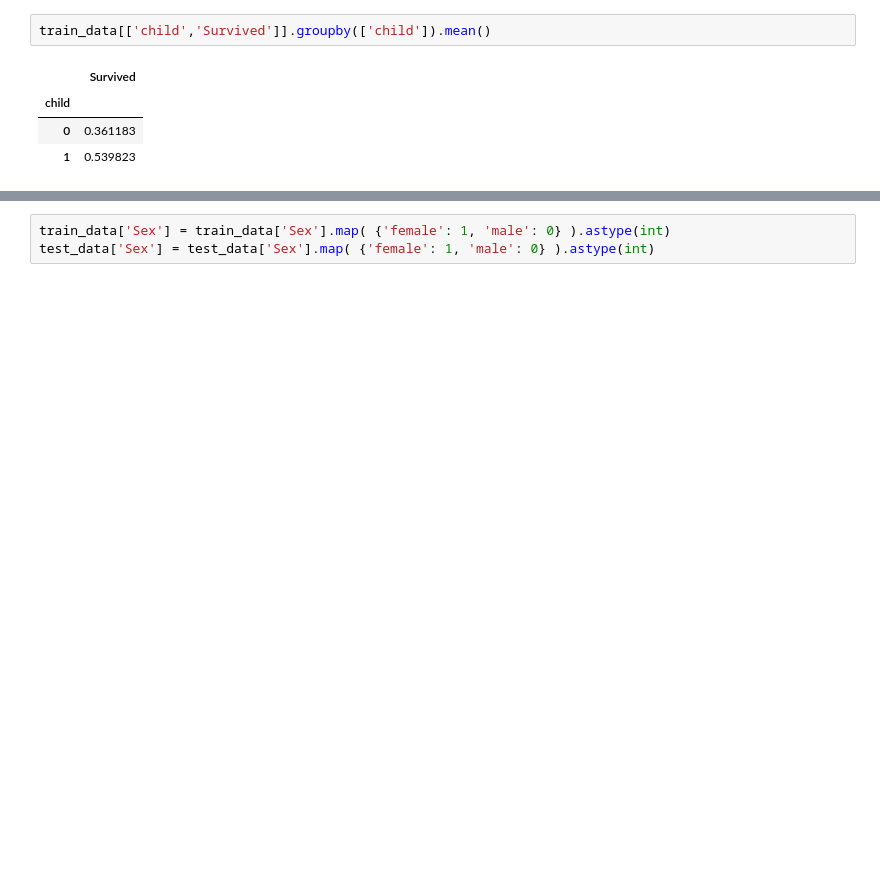
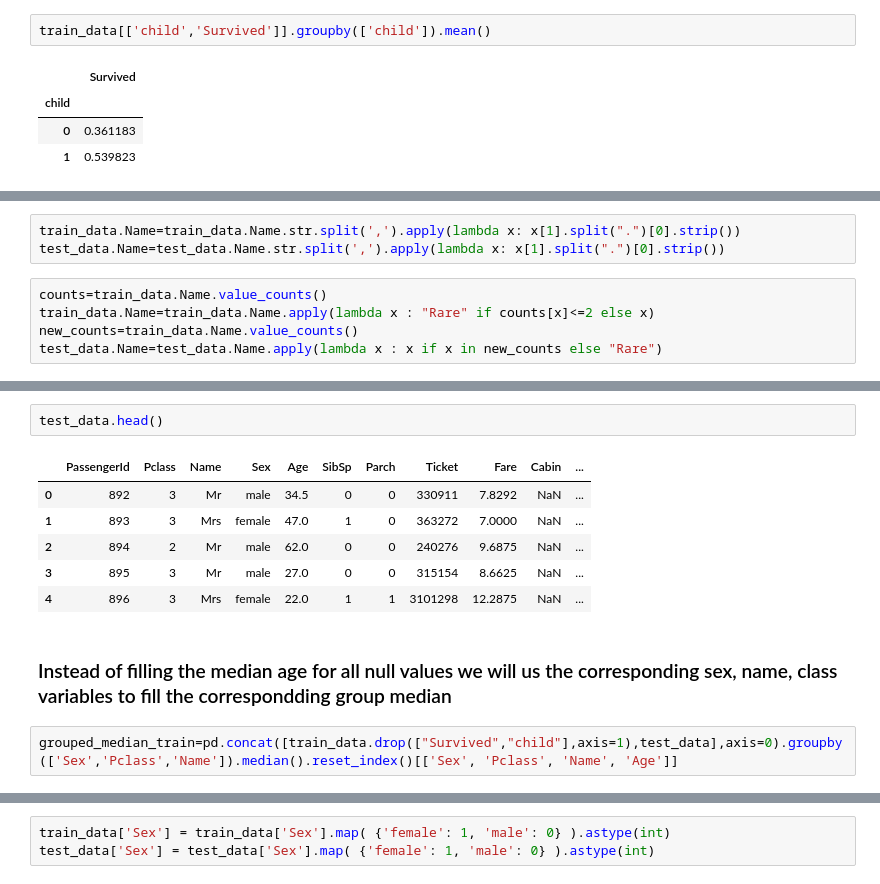
Before and after one commit to kousikr26/Titanic, a Jupyter notebook: titanic.ipynb, the cells around one changed output, grey strips where cells are left out. Saved outputs shown, nothing was run; the diff lists cells and outputs as text; blank space fills up the shorter version.

```diff
--- a/titanic.ipynb
+++ b/titanic.ipynb
@@ -82,0 +141,8 @@ test_data=pd.read_csv('test.csv')
+# %%
+train_data.Name=train_data.Name.str.split(',').apply(lambda x: x[1].split(".")[0].strip())
+test_data.Name=test_data.Name.str.split(',').apply(lambda x: x[1].split(".")[0].strip())
+# %%
+counts=train_data.Name.value_counts()
+train_data.Name=train_data.Name.apply(lambda x : "Rare" if counts[x]<=2 else x)
+new_counts=train_data.Name.value_counts()
+test_data.Name=test_data.Name.apply(lambda x : x if x in new_counts else "Rare")
@@ -82,0 +158,13 @@ test_data=pd.read_csv('test.csv')
+# %%
+test_data.head()
+# %% [output]
+|  | PassengerId | Pclass | Name | Sex | Age | SibSp | Parch | Ticket | Fare | Cabin | ... |
+| 0 | 892 | 3 | Mr | male | 34.5 | 0 | 0 | 330911 | 7.8292 | NaN | ... |
+| 1 | 893 | 3 | Mrs | female | 47.0 | 1 | 0 | 363272 | 7.0000 | NaN | ... |
+| 2 | 894 | 2 | Mr | male | 62.0 | 0 | 0 | 240276 | 9.6875 | NaN | ... |
+| 3 | 895 | 3 | Mr | male | 27.0 | 0 | 0 | 315154 | 8.6625 | NaN | ... |
+| 4 | 896 | 3 | Mrs | female | 22.0 | 1 | 1 | 3101298 | 12.2875 | NaN | ... |
+# %% [markdown]
+### Instead of filling the median age for all null values we will us the corresponding sex, name, class variables to fill the correspondding group median
+# %%
+grouped_median_train=pd.concat([train_data.drop(["Survived","child"],axis=1),test_data],axis=0).groupby(['Sex','Pclass','Name']).median().reset_index()[['Sex', 'Pclass', 'Name', 'Age']]
```
Also changed, not shown: parts of 57 cells of this notebook, 3 other files.
